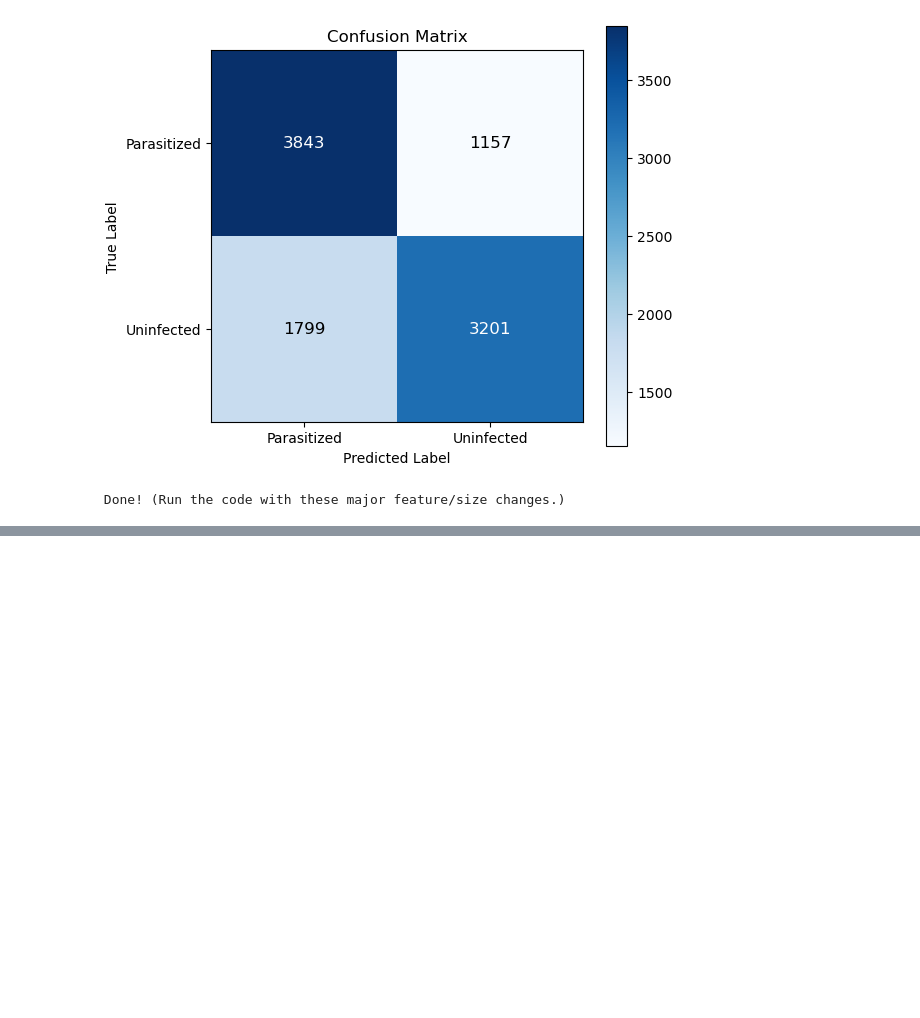
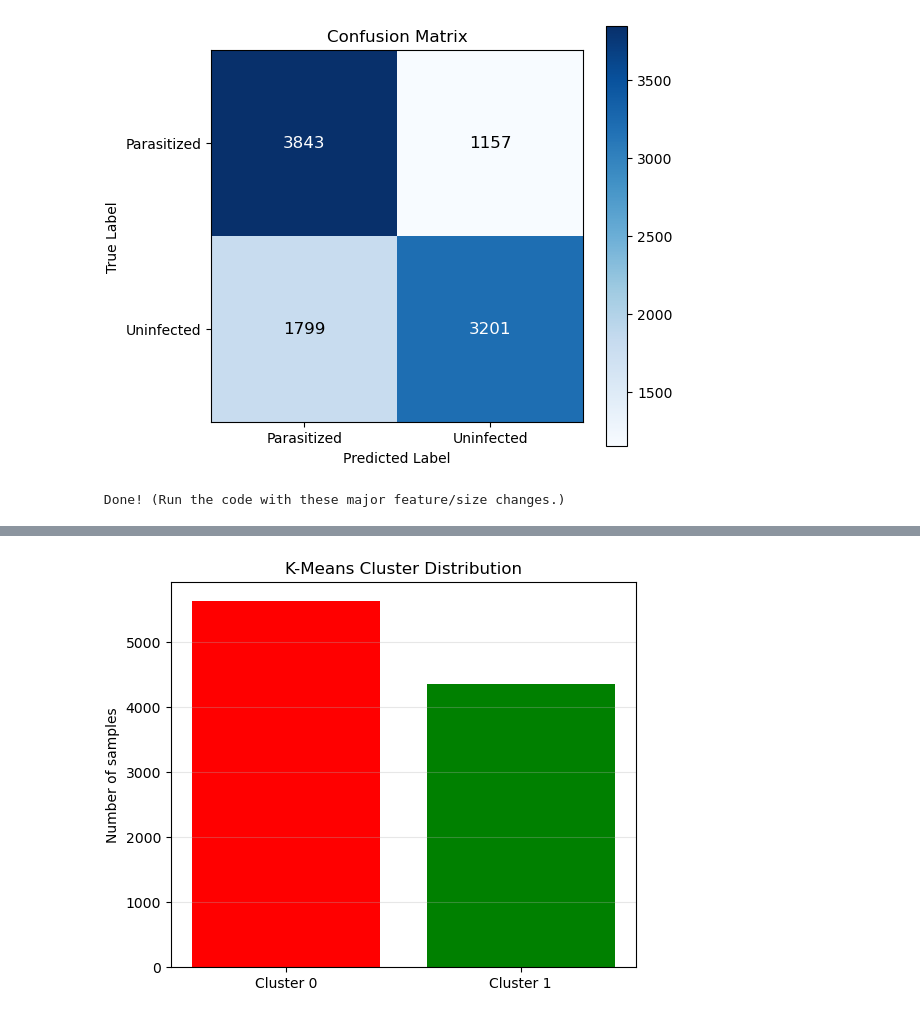
Before and after one commit to gehad-abdulaziz/MLprojectsUni, a Jupyter notebook: kmeansFinal.ipynb, the cells around one changed output, grey strips where cells are left out. Saved outputs shown, nothing was run; the diff lists cells and outputs as text; code cells hidden in the pictures; blank space fills up the shorter version.

```diff
--- a/kmeansFinal.ipynb
+++ b/kmeansFinal.ipynb
@@ -340,0 +365,14 @@ Optimal K (based on Silhouette): 2
+# %%
+def plot_cluster_distribution(y_cluster, title="Cluster Distribution"):
+    unique, counts = np.unique(y_cluster, return_counts=True)
+    plt.figure(figsize=(6, 5))
+    plt.bar(unique, counts, color=['red', 'green'])
+    plt.xticks(unique, ['Cluster 0', 'Cluster 1'])
+    plt.ylabel('Number of samples')
+    plt.title(title)
+    plt.grid(axis='y', alpha=0.3)
+    plt.show()
+
+plot_cluster_distribution(y_pred, title="K-Means Cluster Distribution")
+# %% [output]
+[figure, added]
```
Also changed, not shown: parts of 1 cell of this notebook.
